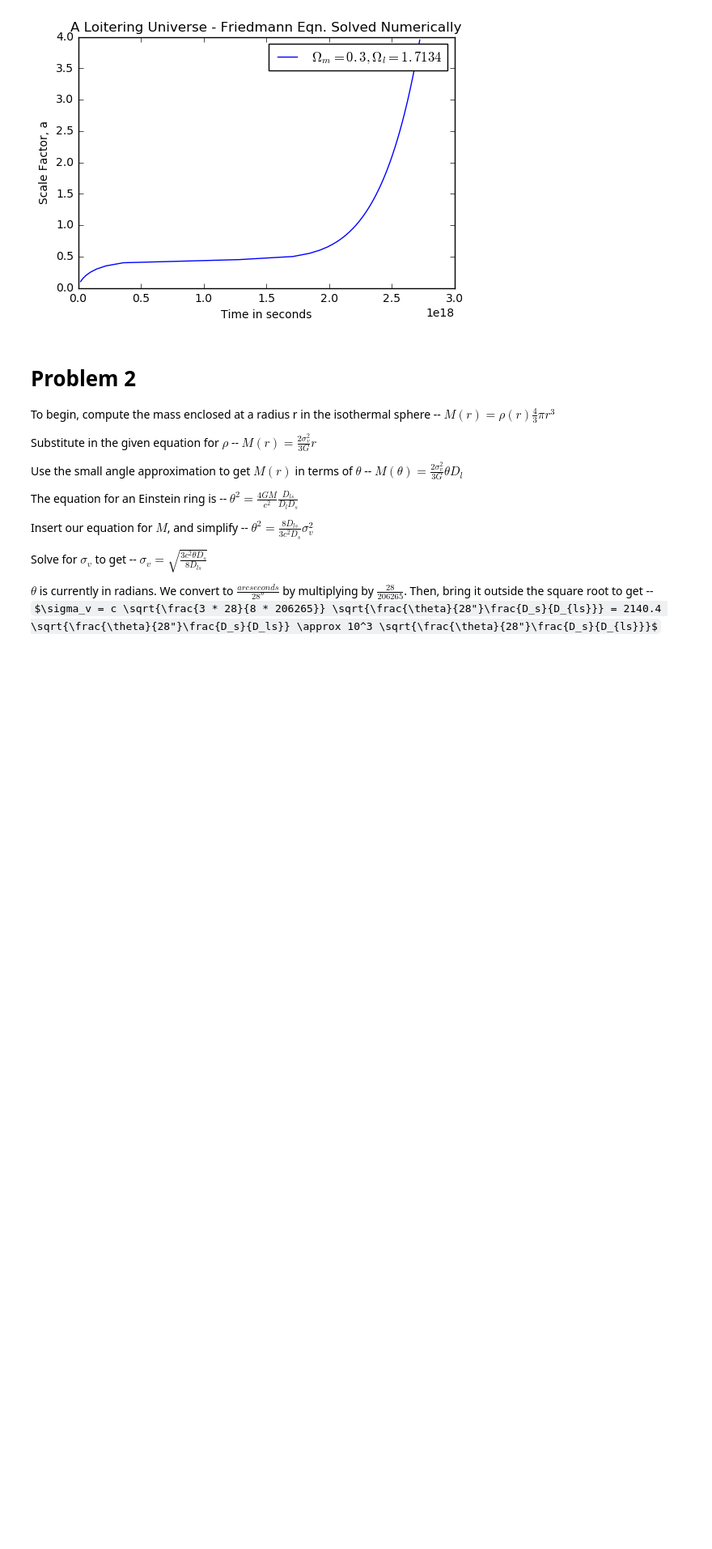
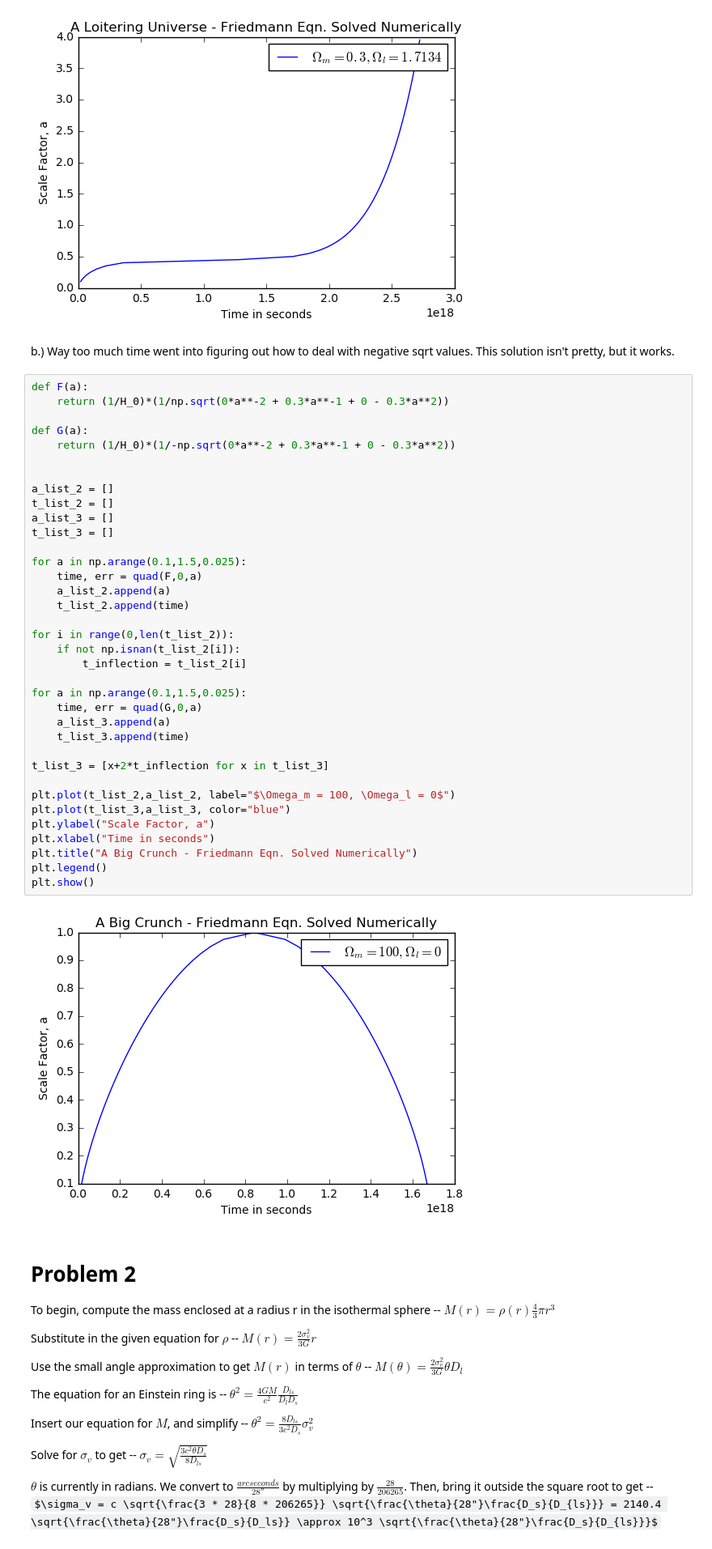
Before and after one commit to amielp/A425_2016, a Jupyter notebook: Students/BenGuyer/Homework 5.ipynb, the cells around one changed output. Shown at 81% size. Saved outputs shown, nothing was run; the diff lists cells and outputs as text; some formulas as TeX source; blank space fills up the shorter version.

```diff
--- a/Students/BenGuyer/Homework 5.ipynb
+++ b/Students/BenGuyer/Homework 5.ipynb
@@ -36,6 +33,46 @@ plt.legend()
 plt.show()
 # %% [output]
 [figure]
+# %% [markdown]
+b.) Way too much time went into figuring out how to deal with negative sqrt values. This solution isn't pretty, but it works.
+# %%
+def F(a):
+    return (1/H_0)*(1/np.sqrt(0*a**-2 + 0.3*a**-1 + 0 - 0.3*a**2))
+
+def G(a):
+    return (1/H_0)*(1/-np.sqrt(0*a**-2 + 0.3*a**-1 + 0 - 0.3*a**2))
+
+
+a_list_2 = []
+t_list_2 = []
+a_list_3 = []
+t_list_3 = []
+
+for a in np.arange(0.1,1.5,0.025):
+    time, err = quad(F,0,a)
+    a_list_2.append(a)
+    t_list_2.append(time)
+
+for i in range(0,len(t_list_2)):
+    if not np.isnan(t_list_2[i]):
+        t_inflection = t_list_2[i]
+
+for a in np.arange(0.1,1.5,0.025):
+    time, err = quad(G,0,a)
+    a_list_3.append(a)
+    t_list_3.append(time)
+
+t_list_3 = [x+2*t_inflection for x in t_list_3]
+
+plt.plot(t_list_2,a_list_2, label="$\Omega_m = 100, \Omega_l = 0$")
+plt.plot(t_list_3,a_list_3, color="blue")
+plt.ylabel("Scale Factor, a")
+plt.xlabel("Time in seconds")
+plt.title("A Big Crunch - Friedmann Eqn. Solved Numerically")
+plt.legend()
+plt.show()
+# %% [output]
+[figure, added]
 # %% [markdown]
 # Problem 2
 
```
Also changed, not shown: parts of 3 cells of this notebook.
